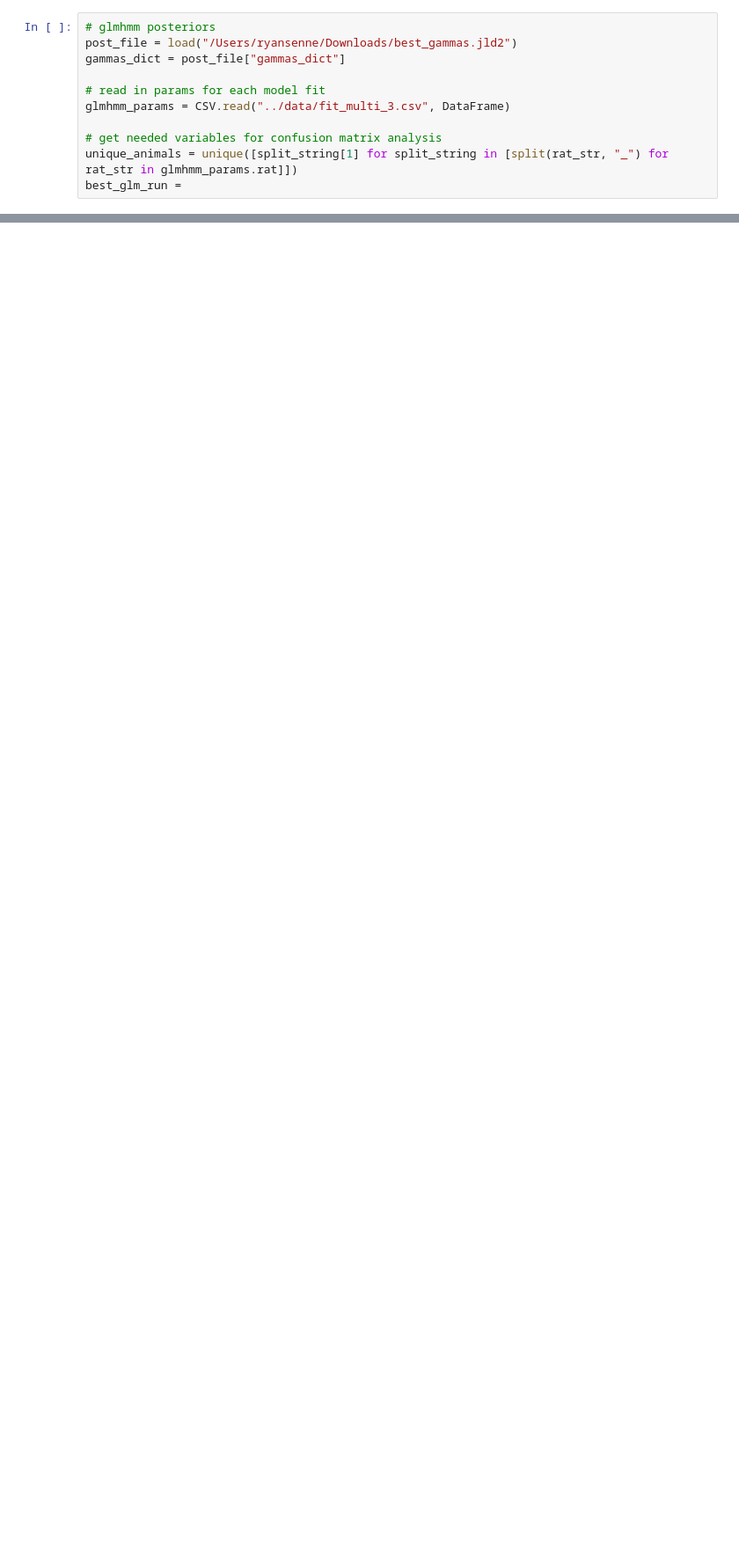
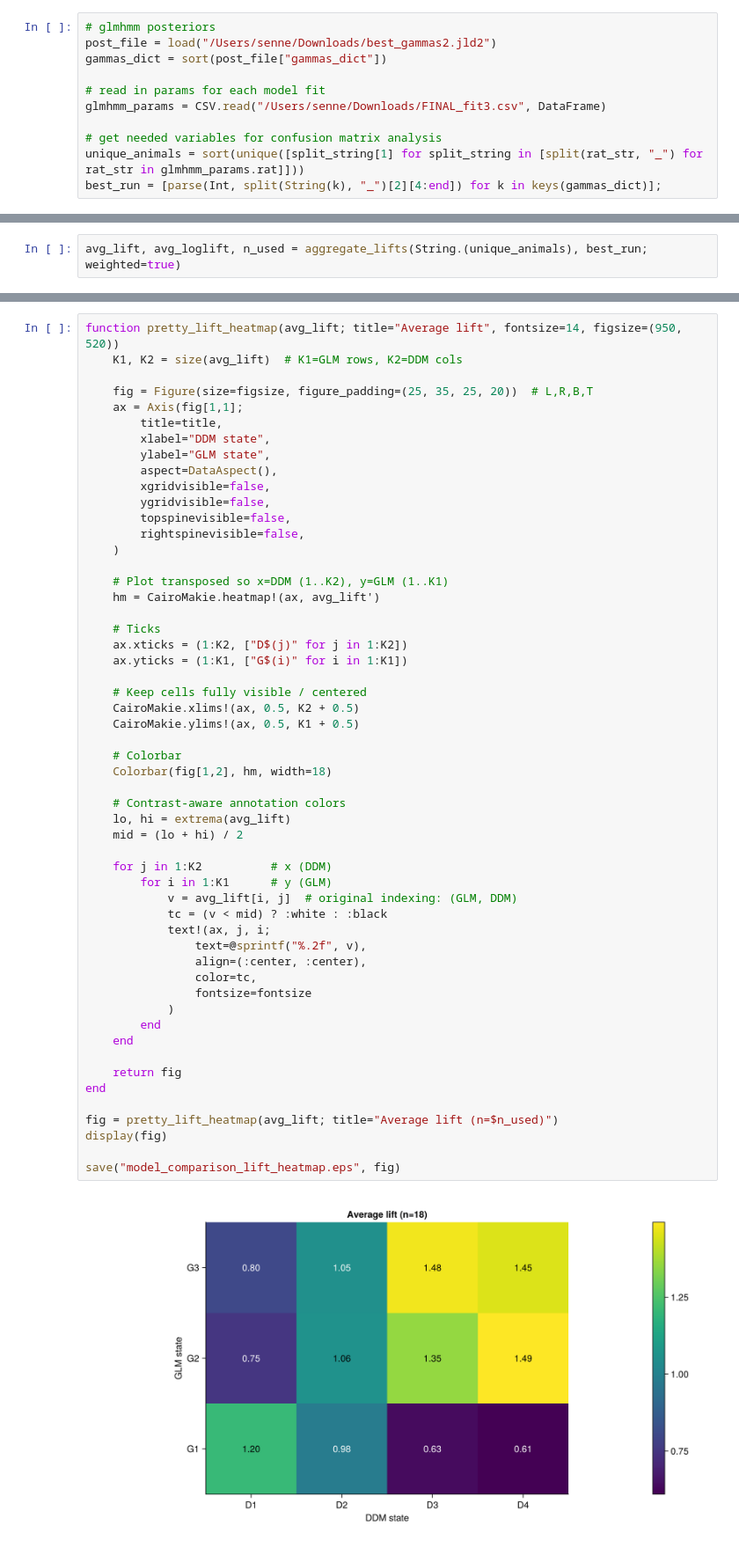
Before and after one commit to depasquale-lab/24_Hour_Behavior, a Jupyter notebook: notebooks/ModelCompFigure.ipynb, the cells around one changed output, grey strips where cells are left out. Shown at 88% size. Cells and saved outputs as stored; diff of their text form; blank space fills up the shorter version.

```diff
--- a/notebooks/ModelCompFigure.ipynb
+++ b/notebooks/ModelCompFigure.ipynb
@@ -7,11 +13,11 @@ using Statistics
 # %%
 # glmhmm posteriors
-post_file = load("/Users/ryansenne/Downloads/best_gammas.jld2")
-gammas_dict = post_file["gammas_dict"]
+post_file = load("/Users/senne/Downloads/best_gammas2.jld2")
+gammas_dict = sort(post_file["gammas_dict"])
 
 # read in params for each model fit
-glmhmm_params = CSV.read("../data/fit_multi_3.csv", DataFrame)
+glmhmm_params = CSV.read("/Users/senne/Downloads/FINAL_fit3.csv", DataFrame)
 
 # get needed variables for confusion matrix analysis
-unique_animals = unique([split_string[1] for split_string in [split(rat_str, "_") for rat_str in glmhmm_params.rat]])
-best_glm_run =
+unique_animals = sort(unique([split_string[1] for split_string in [split(rat_str, "_") for rat_str in glmhmm_params.rat]]))
+best_run = [parse(Int, split(String(k), "_")[2][4:end]) for k in keys(gammas_dict)];
@@ -59,0 +383,2 @@ Dict{String, Matrix{Float64}} with 18 entries:
+# %%
+avg_lift, avg_loglift, n_used = aggregate_lifts(String.(unique_animals), best_run; weighted=true)
@@ -59,0 +387,56 @@ Dict{String, Matrix{Float64}} with 18 entries:
+# %%
+function pretty_lift_heatmap(avg_lift; title="Average lift", fontsize=14, figsize=(950, 520))
+    K1, K2 = size(avg_lift)  # K1=GLM rows, K2=DDM cols
+
+    fig = Figure(size=figsize, figure_padding=(25, 35, 25, 20))  # L,R,B,T
+    ax = Axis(fig[1,1];
+        title=title,
+        xlabel="DDM state",
+        ylabel="GLM state",
+        aspect=DataAspect(),
+        xgridvisible=false,
+        ygridvisible=false,
+        topspinevisible=false,
+        rightspinevisible=false,
+    )
+
+    # Plot transposed so x=DDM (1..K2), y=GLM (1..K1)
+    hm = CairoMakie.heatmap!(ax, avg_lift')
+
+    # Ticks
+    ax.xticks = (1:K2, ["D$(j)" for j in 1:K2])
+    ax.yticks = (1:K1, ["G$(i)" for i in 1:K1])
+
+    # Keep cells fully visible / centered
+    CairoMakie.xlims!(ax, 0.5, K2 + 0.5)
+    CairoMakie.ylims!(ax, 0.5, K1 + 0.5)
+
+    # Colorbar
+    Colorbar(fig[1,2], hm, width=18)
+
+    # Contrast-aware annotation colors
+    lo, hi = extrema(avg_lift)
+    mid = (lo + hi) / 2
+
+    for j in 1:K2          # x (DDM)
+        for i in 1:K1      # y (GLM)
+            v = avg_lift[i, j]  # original indexing: (GLM, DDM)
+            tc = (v < mid) ? :white : :black
+            text!(ax, j, i;
+                text=@sprintf("%.2f", v),
+                align=(:center, :center),
+                color=tc,
+                fontsize=fontsize
+            )
+        end
+    end
+
+    return fig
+end
+
+fig = pretty_lift_heatmap(avg_lift; title="Average lift (n=$n_used)")
+display(fig)
+
+save("model_comparison_lift_heatmap.eps", fig)
+# %% [output]
+[figure, added]
```
Also changed, not shown: parts of 12 cells of this notebook, 7 other files.
